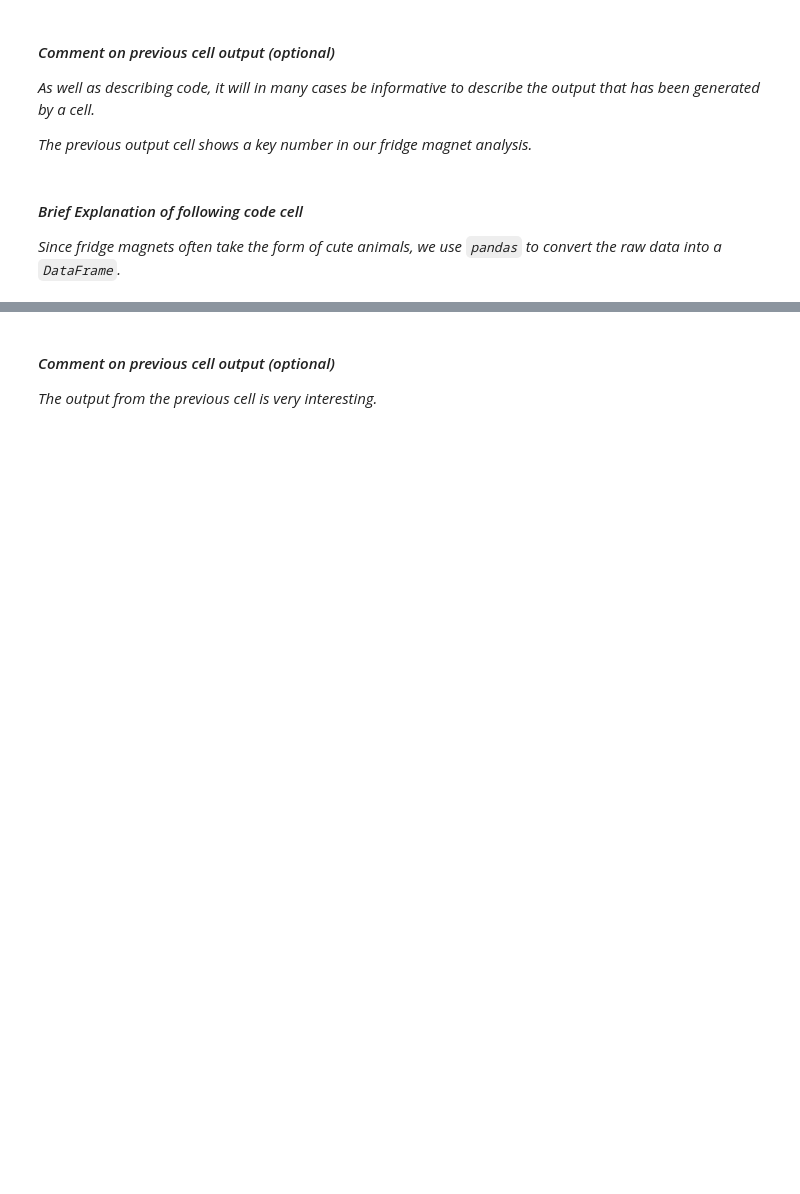
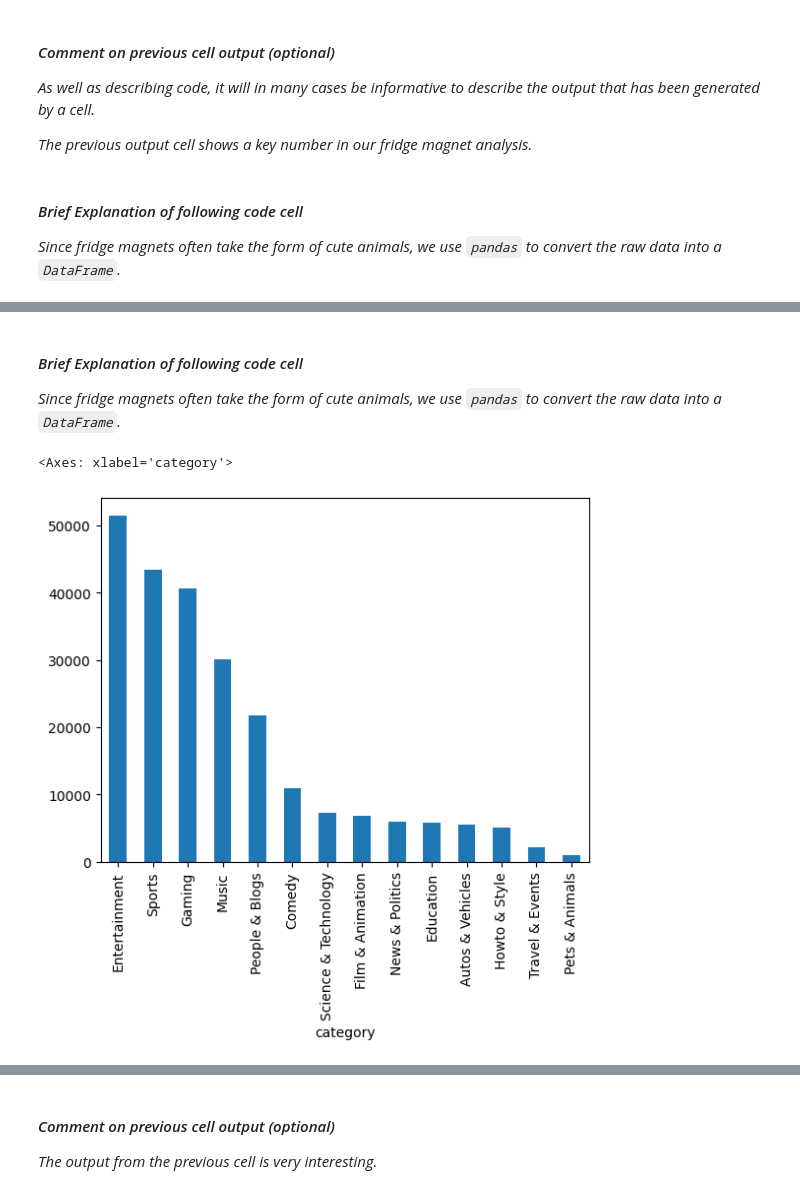
Before and after one commit to assh/DataScienceCoursework3, a Jupyter notebook: A3_Data_Analysis_Project.ipynb, the cells around one changed output, grey strips where cells are left out. Saved outputs shown, nothing was run; the diff lists cells and outputs as text; code cells hidden in the pictures; blank space fills up the shorter version.

```diff
--- a/A3_Data_Analysis_Project.ipynb
+++ b/A3_Data_Analysis_Project.ipynb
@@ -255,0 +244,15 @@ df
+# %%
+
+df = pd.read_csv('GB_youtube_trending_data.csv')
+
+# Load the categories
+with open('GB_category_id.json') as f:
+    categories = json.load(f)
+
+# Create a dictionary to map category IDs to category names
+category_dict = {int(item['id']): item['snippet']['title'] for item in categories['items']}
+
+# Map the category IDs in the dataframe to the category names
+df['category'] = df['categoryId'].map(category_dict)
+
+df.head()
@@ -255,0 +309,3 @@ df
+# %%
+df = df.drop_duplicates()
+df.shape
@@ -255,0 +321,10 @@ df
+# %% [markdown]
+#### _Brief Explanation of following code cell_
+
+_Since fridge magnets often take the form of cute animals, we use `pandas` to convert the raw data into a `DataFrame`._
+# %%
+
+df['category'].value_counts().plot.bar()
+# %% [output]
+<Axes: xlabel='category'>
+[figure, added]
```
Also changed, not shown: parts of 14 cells of this notebook.
